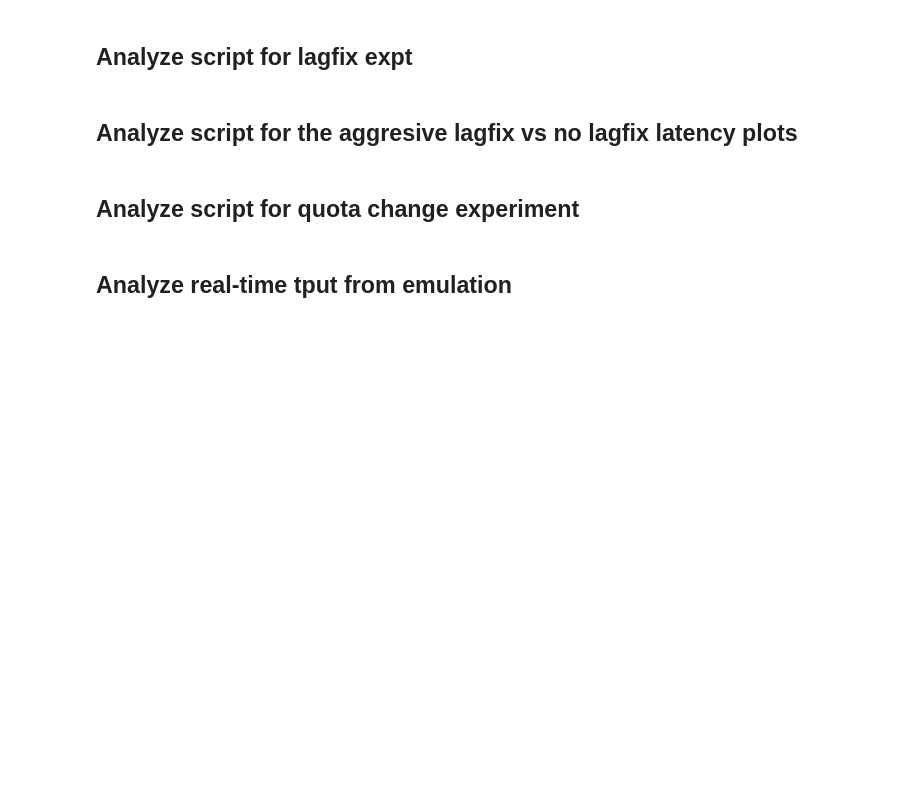
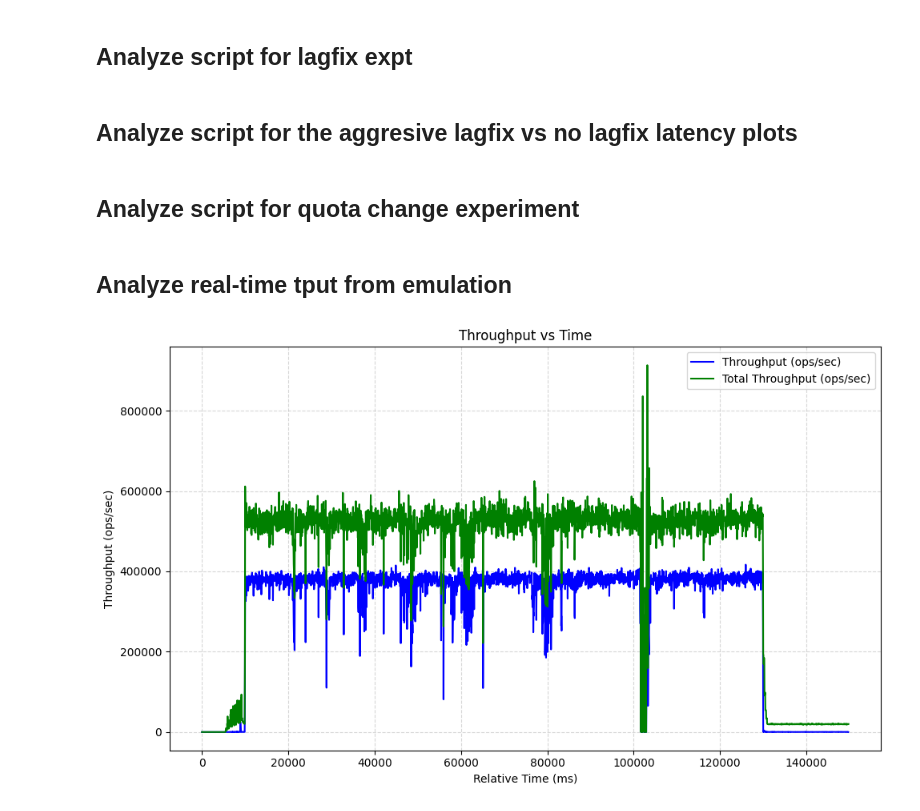
Before and after one commit to dassl-uiuc/speclog-artifact, a Jupyter notebook: benchmarking/scripts/analyze.ipynb, the cells around one changed output. Drawn from its saved outputs; the diff is of its cells as text; code cells hidden in the pictures; blank space fills up the shorter version.

Commit message:
committing changes to emulation, calculating e2e latency

```diff
--- a/benchmarking/scripts/analyze.ipynb
+++ b/benchmarking/scripts/analyze.ipynb
@@ -813,7 +813,7 @@ def parse_timestamp(ts):
     return datetime.strptime(ts, "%H:%M:%S.%f")
 
 # File path
-log_file = "../results/emulation_15/order-0.log"
+log_file = "../results/emulation_20/order-0.log"
 
 # Regex patterns
 tput_pattern = r"\[real-time tput\]: (\d+) ops/sec"
@@ -837,33 +837,35 @@ with open(log_file, "r") as f:
             timestamps.append(parse_timestamp(timestamp_match.group(1)))
 
         if total_tput_match and timestamp_match:
             total_tput_values.append(int(total_tput_match.group(1)))
             total_tput_timestamps.append(parse_timestamp(timestamp_match.group(1)))
 
 min_timestamp = min(timestamps + total_tput_timestamps)
 
 def to_relative_ms(t):
     return (t - min_timestamp).total_seconds() * 1000
 
 # Plot
 fig, ax = plt.subplots(figsize=(10, 6))
 
 # Plot throughput
 ax.plot([to_relative_ms(t) for t in timestamps], tput_values, label="Throughput (ops/sec)", color="blue")
 
 # Plot total throughput
 ax.plot([to_relative_ms(t) for t in total_tput_timestamps], total_tput_values, label="Total Throughput (ops/sec)", color="green")
 
 
 # Labels and legend
 ax.set_xlabel("Relative Time (ms)")
 ax.set_ylabel("Throughput (ops/sec)")
 ax.set_title("Throughput vs Time")
 ax.legend()
 ax.grid(True, linestyle="--", alpha=0.5)
 
 plt.tight_layout()
 # plt.savefig("emulation_tput.png", dpi=600)
+# %% [output]
+[figure, added]
 # %%
 import pandas as pd
 
```
Also changed, not shown: parts of 3 cells of this notebook, 16 other files.
